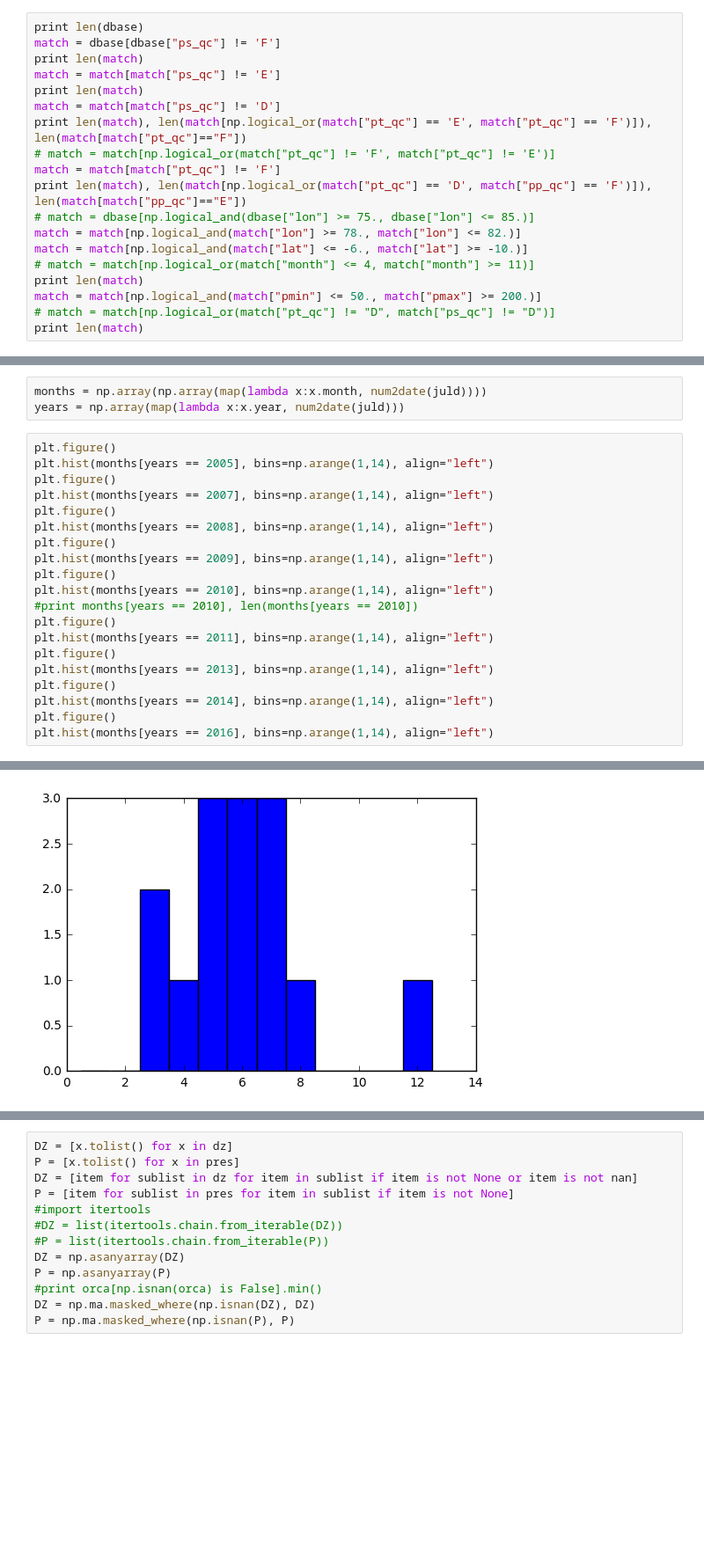
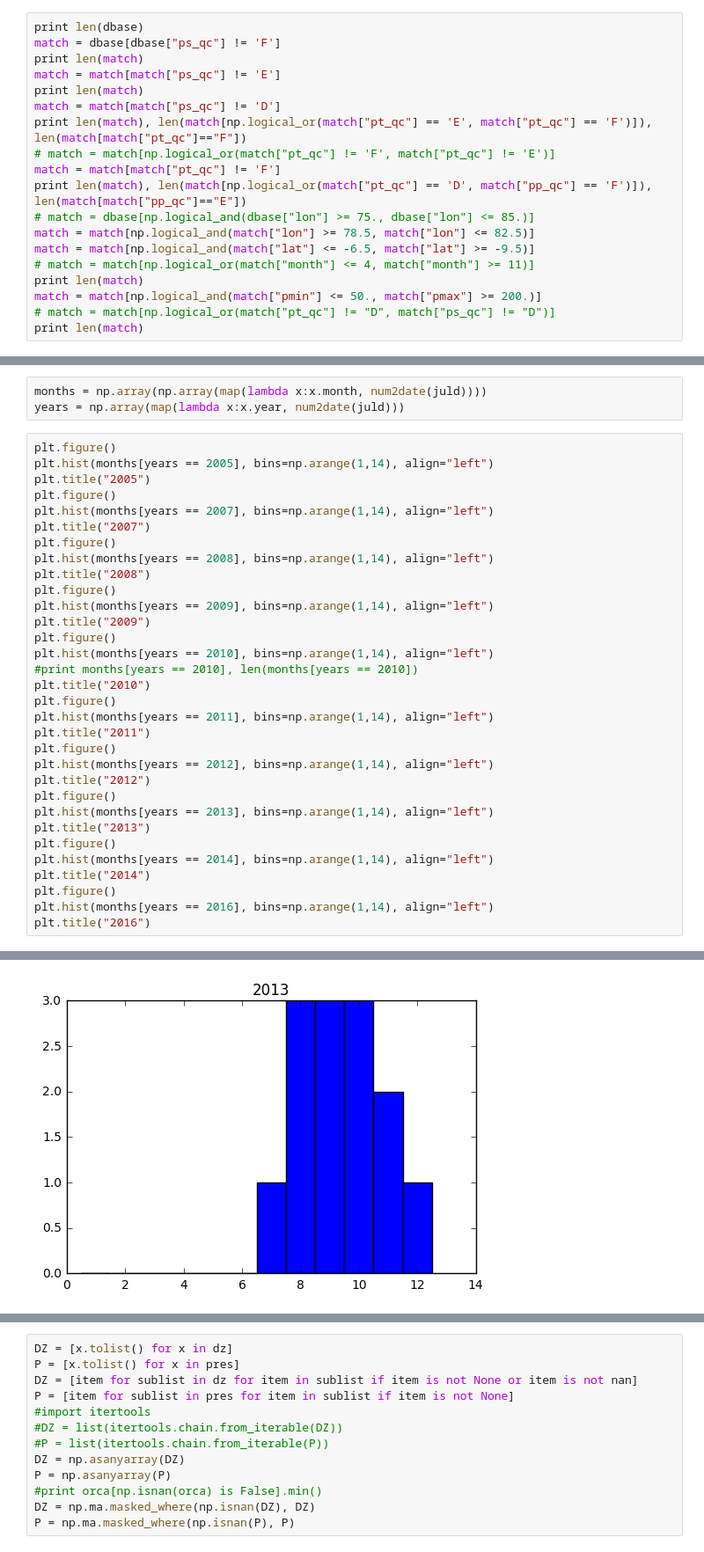
Before and after one commit to ocesaulo/Argo_database, a Jupyter notebook: do_argoprofiles_central_tsio.ipynb, the cells around one changed output, grey strips where cells are left out. Shown at 88% size. Cells and saved outputs as stored; diff of their text form; blank space fills up the shorter version.

```diff
--- a/do_argoprofiles_central_tsio.ipynb
+++ b/do_argoprofiles_central_tsio.ipynb
@@ -22,8 +22,8 @@ print len(match), len(match[np.logical_or(match["pt_qc"] == 'E', match["pt_qc"]
 match = match[match["pt_qc"] != 'F']
 print len(match), len(match[np.logical_or(match["pt_qc"] == 'D', match["pp_qc"] == 'F')]), len(match[match["pp_qc"]=="E"])
 # match = dbase[np.logical_and(dbase["lon"] >= 75., dbase["lon"] <= 85.)]
-match = match[np.logical_and(match["lon"] >= 78., match["lon"] <= 82.)]
-match = match[np.logical_and(match["lat"] <= -6., match["lat"] >= -10.)]
+match = match[np.logical_and(match["lon"] >= 78.5, match["lon"] <= 82.5)]
+match = match[np.logical_and(match["lat"] <= -6.5, match["lat"] >= -9.5)]
 # match = match[np.logical_or(match["month"] <= 4, match["month"] >= 11)]
 print len(match)
 match = match[np.logical_and(match["pmin"] <= 50., match["pmax"] >= 200.)]
@@ -167,21 +163,33 @@ years = np.array(map(lambda x:x.year, num2date(juld)))
 # %%
 plt.figure()
 plt.hist(months[years == 2005], bins=np.arange(1,14), align="left")
+plt.title("2005")
 plt.figure()
 plt.hist(months[years == 2007], bins=np.arange(1,14), align="left")
+plt.title("2007")
 plt.figure()
 plt.hist(months[years == 2008], bins=np.arange(1,14), align="left")
+plt.title("2008")
 plt.figure()
 plt.hist(months[years == 2009], bins=np.arange(1,14), align="left")
+plt.title("2009")
 plt.figure()
 plt.hist(months[years == 2010], bins=np.arange(1,14), align="left")
 #print months[years == 2010], len(months[years == 2010])
+plt.title("2010")
 plt.figure()
 plt.hist(months[years == 2011], bins=np.arange(1,14), align="left")
+plt.title("2011")
+plt.figure()
+plt.hist(months[years == 2012], bins=np.arange(1,14), align="left")
+plt.title("2012")
 plt.figure()
 plt.hist(months[years == 2013], bins=np.arange(1,14), align="left")
+plt.title("2013")
 plt.figure()
 plt.hist(months[years == 2014], bins=np.arange(1,14), align="left")
+plt.title("2014")
 plt.figure()
 plt.hist(months[years == 2016], bins=np.arange(1,14), align="left")
+plt.title("2016")
 # %% [output]
@@ -198 +204 @@ plt.hist(months[years == 2016], bins=np.arange(1,14), align="left")
-[figure, old version]
+[figure, new version]
```
Also changed, not shown: parts of 18 cells of this notebook.
